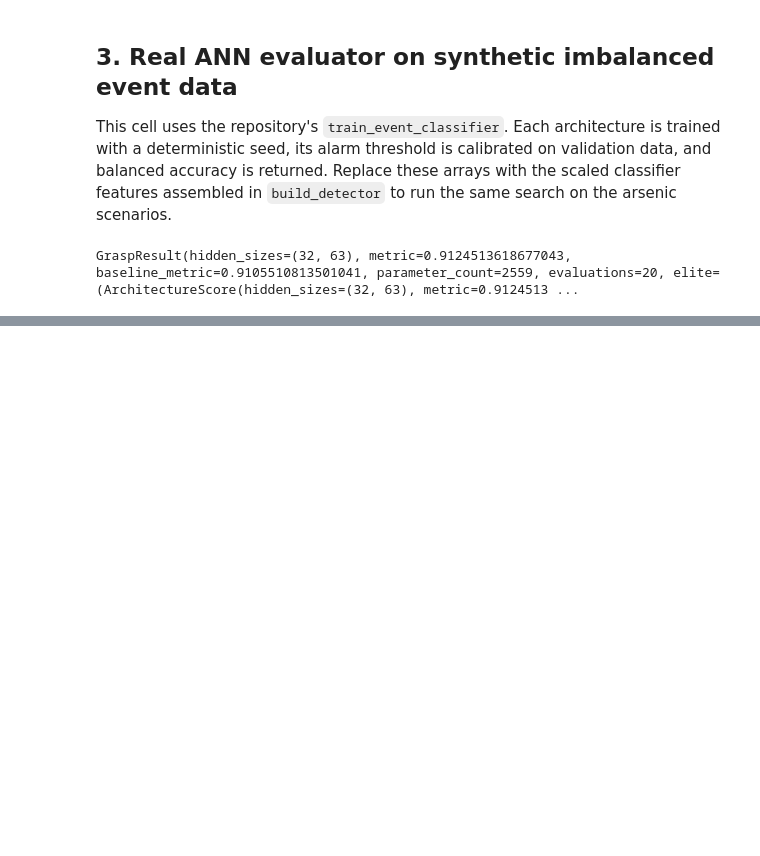
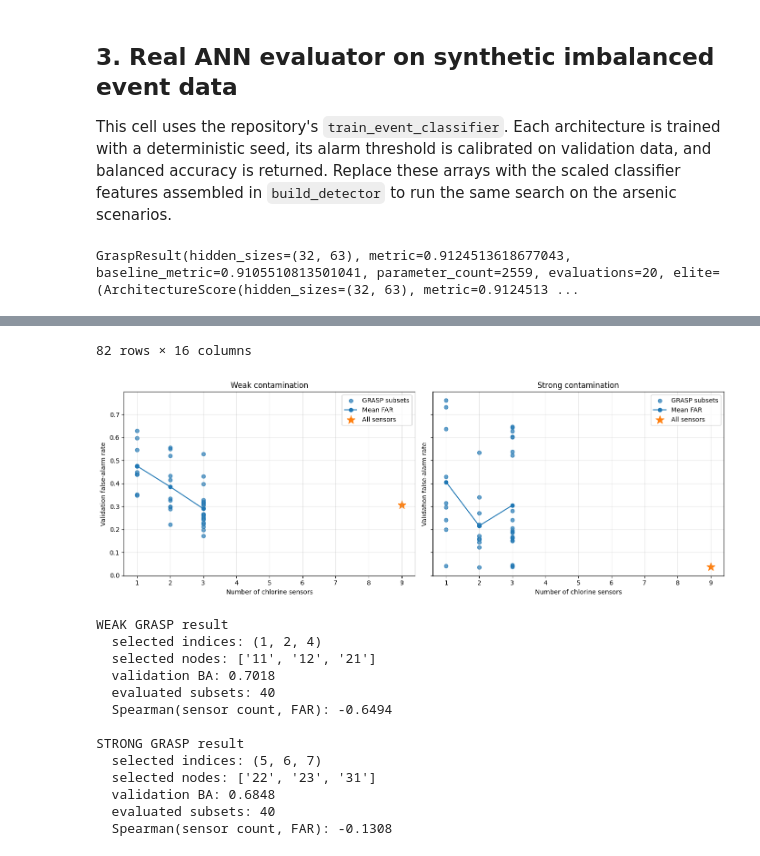
Before and after one commit to esthy13/Arsenic-Detection, a Jupyter notebook: src/notebooks/GRASP_ANN_architecture_search.ipynb, the cells around one changed output, grey strips where cells are left out. Drawn from its saved outputs; the diff is of its cells as text; code cells hidden in the pictures; blank space fills up the shorter version.

Commit message:
grasp implemented

```diff
--- a/src/notebooks/GRASP_ANN_architecture_search.ipynb
+++ b/src/notebooks/GRASP_ANN_architecture_search.ipynb
@@ -271,0 +326,51 @@ Only now, after GRASP has selected its architecture, is the optimal detector eva
+# %%
+all_search_records = pd.concat(
+    [experiment["records"] for experiment in experiments], ignore_index=True
+)
+comparison_columns = [
+    "dataset", "label", "subset", "nodes", "sensor_count",
+    "balanced_accuracy", "recall", "specificity", "false_alarm_rate",
+    "precision", "f1_score", "roc_auc", "average_precision",
+    "chlorine_rmse", "chlorine_mae", "chlorine_r2",
+]
+display(all_search_records[comparison_columns].sort_values(
+    ["dataset", "sensor_count", "balanced_accuracy"],
+    ascending=[True, True, False],
+))
+
+fig, axes = plt.subplots(1, 2, figsize=(14, 5), sharey=True)
+for axis, experiment in zip(axes, experiments):
+    records = experiment["records"]
+    candidates = records[records["label"] == "GRASP candidate"]
+    axis.scatter(
+        candidates["sensor_count"], candidates["false_alarm_rate"],
+        alpha=0.7, label="GRASP subsets",
+    )
+    means = candidates.groupby("sensor_count")["false_alarm_rate"].mean()
+    axis.plot(means.index, means.values, "o-", label="Mean FAR")
+    baseline = records[records["label"] == "all-sensor validation baseline"].iloc[0]
+    axis.scatter(
+        [baseline["sensor_count"]], [baseline["false_alarm_rate"]],
+        marker="*", s=180, label="All sensors",
+    )
+    axis.set_title(f"{experiment['name'].title()} contamination")
+    axis.set_xlabel("Number of chlorine sensors")
+    axis.set_ylabel("Validation false-alarm rate")
+    axis.grid(alpha=0.3)
+    axis.legend()
+plt.tight_layout()
+plt.show()
+
+for experiment in experiments:
+    candidates = experiment["records"].query("label == 'GRASP candidate'")
+    correlation = candidates["sensor_count"].corr(
+        candidates["false_alarm_rate"], method="spearman"
+    )
+    result = experiment["search_result"]
+    print(f"\n{experiment['name'].upper()} GRASP result")
+    print(f"  selected indices: {result.sensor_indices}")
+    print(f"  selected nodes: {experiment['selected_nodes']}")
+    print(f"  validation BA: {result.metric:.4f}")
+    print(f"  evaluated subsets: {result.evaluations}")
+    print(f"  Spearman(sensor count, FAR): {correlation:.4f}")
+# %% [output]
@@ -271,0 +389,15 @@ Only now, after GRASP has selected its architecture, is the optimal detector eva
+82 rows × 16 columns
+[figure, added]
+WEAK GRASP result
+  selected indices: (1, 2, 4)
+  selected nodes: ['11', '12', '21']
+  validation BA: 0.7018
+  evaluated subsets: 40
+  Spearman(sensor count, FAR): -0.6494
+
+STRONG GRASP result
+  selected indices: (5, 6, 7)
+  selected nodes: ['22', '23', '31']
+  validation BA: 0.6848
+  evaluated subsets: 40
+  Spearman(sensor count, FAR): -0.1308
```
Also changed, not shown: parts of 14 cells of this notebook, 19 other files.
